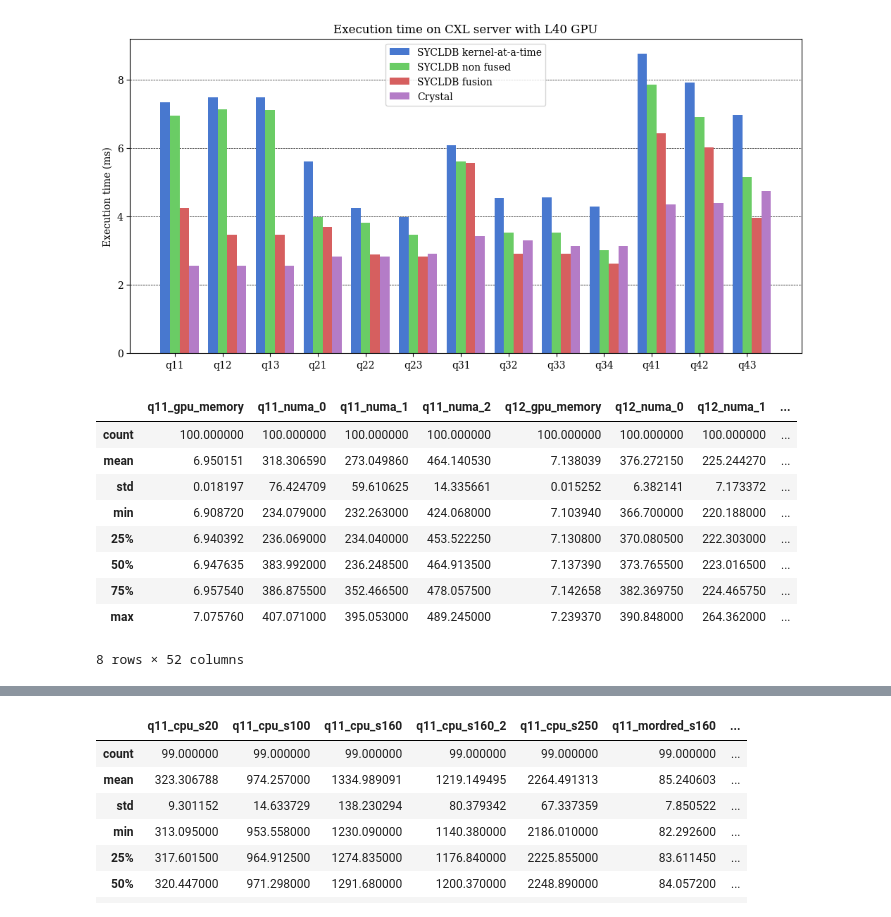
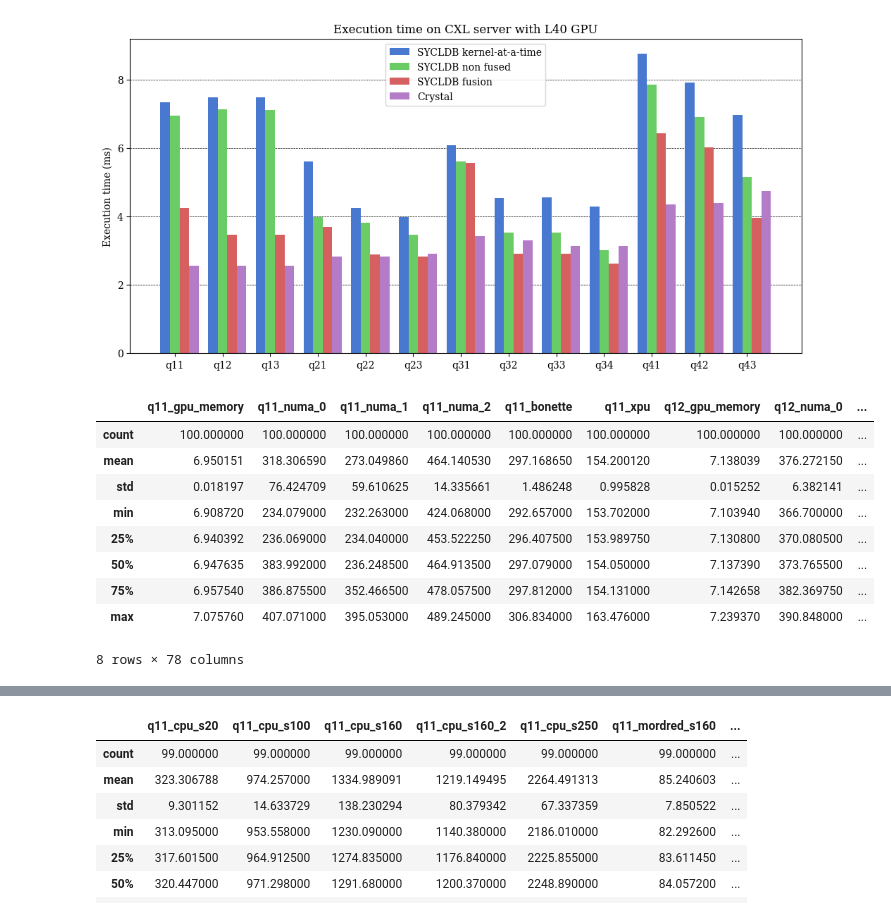
Before and after one commit to Maestro-Zacht/sycldb-calcite-executor, a Jupyter notebook: performances/perf.ipynb, the cells around one changed output, grey strips where cells are left out. Drawn from its saved outputs; the diff is of its cells as text; code cells hidden in the pictures.

```diff
--- a/performances/perf.ipynb
+++ b/performances/perf.ipynb
@@ -256,28 +256,36 @@ plot_data(comparison_cxl, labels_mapping, title='Execution time on CXL server wi
 # %% [output]
 [figure]
 # %%
-numa_results = pd.DataFrame()
+host_results = pd.DataFrame()
 
 for q in queries:
     numa0_df = pd.read_csv(f'{q}-performance-cxl-numa-0.log', header=None, names=['execution_time_ms'])
     numa1_df = pd.read_csv(f'{q}-performance-cxl-numa-1.log', header=None, names=['execution_time_ms'])
     numa2_df = pd.read_csv(f'{q}-performance-cxl-numa-2.log', header=None, names=['execution_time_ms'])
 
-    numa_results[f'{q}_gpu_memory'] = results_cxl[f'{q}_async']
-    numa_results[f'{q}_numa_0'] = numa0_df['execution_time_ms']
-    numa_results[f'{q}_numa_1'] = numa1_df['execution_time_ms']
-    numa_results[f'{q}_numa_2'] = numa2_df['execution_time_ms']
+    bonette_df = pd.read_csv(f'{q}-performance-host-bonette-sf20.log', header=None, names=['execution_time_ms'])
 
-numa_results.describe()
+    xpu_df = pd.read_csv(f'{q}-performance-host-xpu-sf20.log', header=None, names=['execution_time_ms'])
+
+    host_results[f'{q}_gpu_memory'] = results_cxl[f'{q}_async']
+    host_results[f'{q}_numa_0'] = numa0_df['execution_time_ms']
+    host_results[f'{q}_numa_1'] = numa1_df['execution_time_ms']
+    host_results[f'{q}_numa_2'] = numa2_df['execution_time_ms']
+
+    host_results[f'{q}_bonette'] = bonette_df['execution_time_ms']
+
+    host_results[f'{q}_xpu'] = xpu_df['execution_time_ms']
+
+host_results.describe()
 # %% [output]
-|  | q11_gpu_memory | q11_numa_0 | q11_numa_1 | q11_numa_2 | q12_gpu_memory | q12_numa_0 | q12_numa_1 | ... |
-| count | 100.000000 | 100.000000 | 100.000000 | 100.000000 | 100.000000 | 100.000000 | 100.000000 | ... |
-| mean | 6.950151 | 318.306590 | 273.049860 | 464.140530 | 7.138039 | 376.272150 | 225.244270 | ... |
-| std | 0.018197 | 76.424709 | 59.610625 | 14.335661 | 0.015252 | 6.382141 | 7.173372 | ... |
-| min | 6.908720 | 234.079000 | 232.263000 | 424.068000 | 7.103940 | 366.700000 | 220.188000 | ... |
-| 25% | 6.940392 | 236.069000 | 234.040000 | 453.522250 | 7.130800 | 370.080500 | 222.303000 | ... |
-| 50% | 6.947635 | 383.992000 | 236.248500 | 464.913500 | 7.137390 | 373.765500 | 223.016500 | ... |
-| 75% | 6.957540 | 386.875500 | 352.466500 | 478.057500 | 7.142658 | 382.369750 | 224.465750 | ... |
-| max | 7.075760 | 407.071000 | 395.053000 | 489.245000 | 7.239370 | 390.848000 | 264.362000 | ... |
+|  | q11_gpu_memory | q11_numa_0 | q11_numa_1 | q11_numa_2 | q11_bonette | q11_xpu | q12_gpu_memory | q12_numa_0 | ... |
+| count | 100.000000 | 100.000000 | 100.000000 | 100.000000 | 100.000000 | 100.000000 | 100.000000 | 100.000000 | ... |
+| mean | 6.950151 | 318.306590 | 273.049860 | 464.140530 | 297.168650 | 154.200120 | 7.138039 | 376.272150 | ... |
+| std | 0.018197 | 76.424709 | 59.610625 | 14.335661 | 1.486248 | 0.995828 | 0.015252 | 6.382141 | ... |
+| min | 6.908720 | 234.079000 | 232.263000 | 424.068000 | 292.657000 | 153.702000 | 7.103940 | 366.700000 | ... |
+| 25% | 6.940392 | 236.069000 | 234.040000 | 453.522250 | 296.407500 | 153.989750 | 7.130800 | 370.080500 | ... |
+| 50% | 6.947635 | 383.992000 | 236.248500 | 464.913500 | 297.079000 | 154.050000 | 7.137390 | 373.765500 | ... |
+| 75% | 6.957540 | 386.875500 | 352.466500 | 478.057500 | 297.812000 | 154.131000 | 7.142658 | 382.369750 | ... |
+| max | 7.075760 | 407.071000 | 395.053000 | 489.245000 | 306.834000 | 163.476000 | 7.239370 | 390.848000 | ... |
-8 rows × 52 columns
+8 rows × 78 columns
 # %%
```
Also changed, not shown: parts of 3 cells of this notebook, 13 other files.
